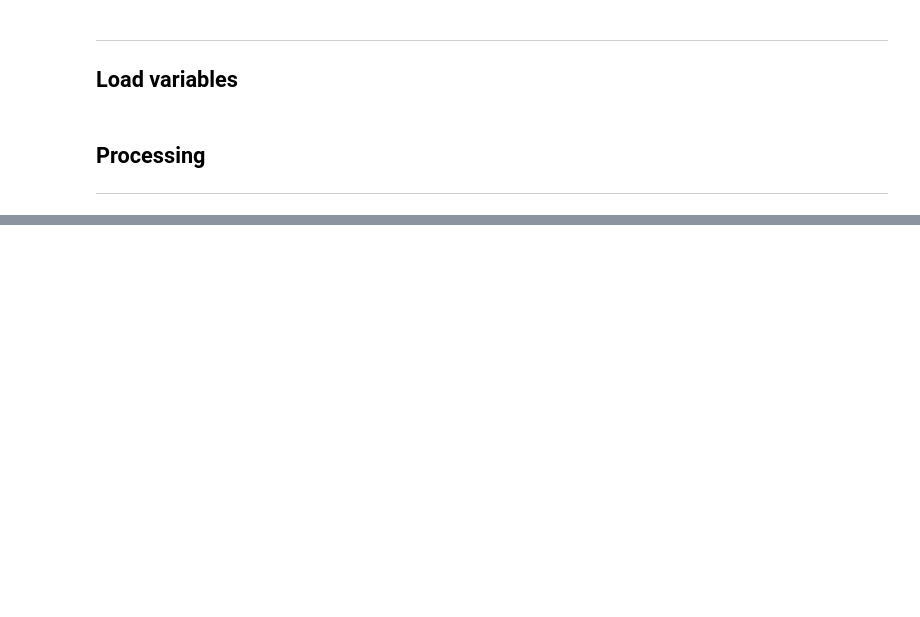
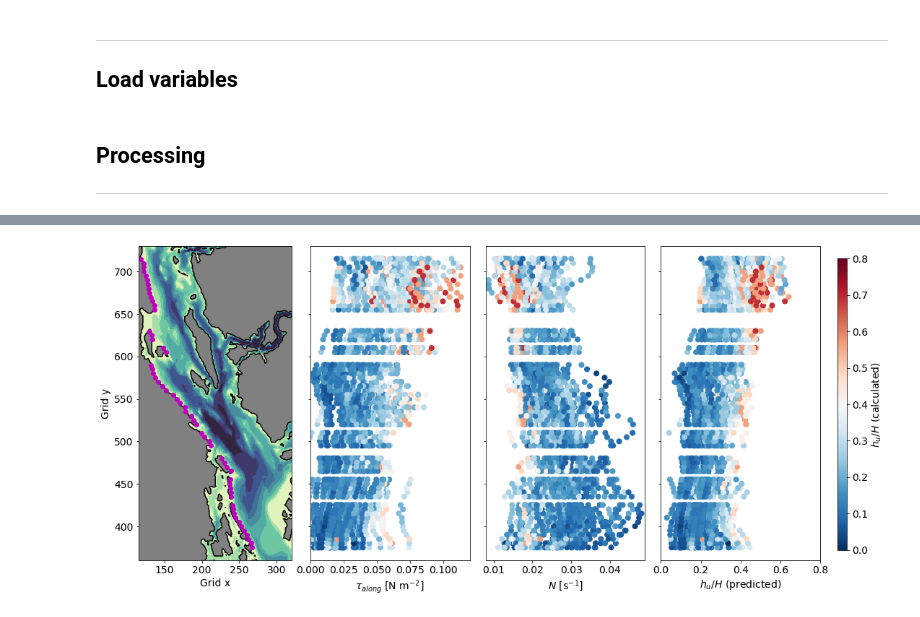
Before and after one commit to SalishSeaCast/SoG_upwelling_EOF_paper, a Jupyter notebook: notebooks/Upwelling_analysis.ipynb, the cells around one changed output, grey strips where cells are left out. Saved outputs shown, nothing was run; the diff lists cells and outputs as text; code cells hidden in the pictures; blank space fills up the shorter version.

```diff
--- a/notebooks/Upwelling_analysis.ipynb
+++ b/notebooks/Upwelling_analysis.ipynb
@@ -240,0 +192,5 @@ plt.show()
+# %%
+# Plot spatial
+fig, axs = plot_spatial(runs_hindcast)
+# %% [output]
+[figure, added]
```
Also changed, not shown: parts of 15 cells of this notebook.
